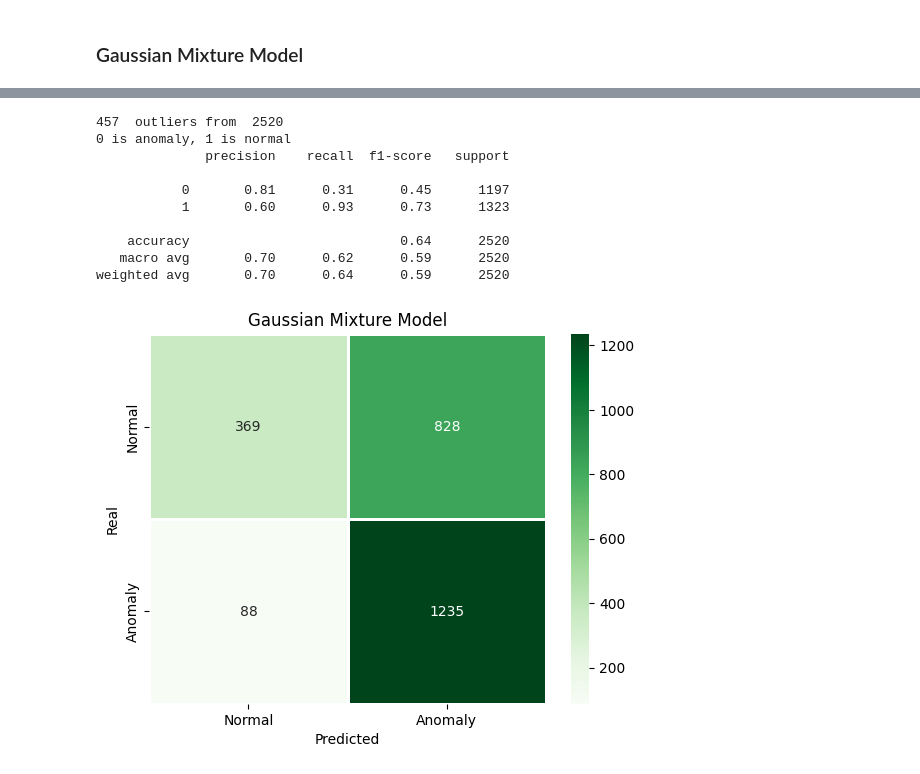
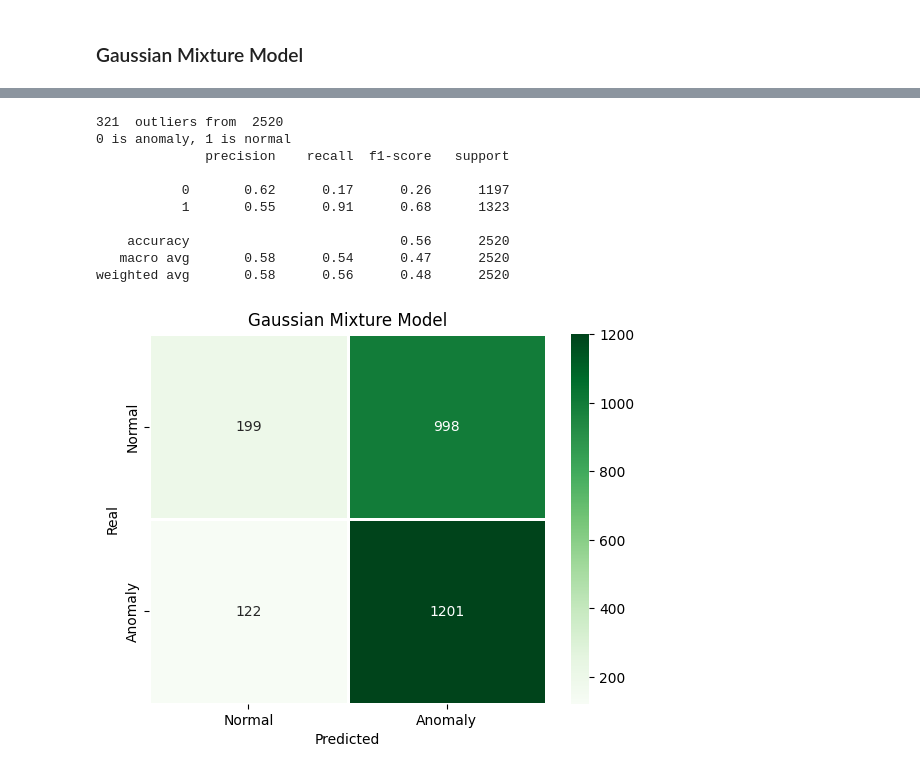
Before and after one commit to phoenixday/ml-algorithms, a Jupyter notebook: network-anomaly-detection.ipynb, the cells around one changed output, grey strips where cells are left out. Saved outputs shown, nothing was run; the diff lists cells and outputs as text; code cells hidden in the pictures.

```diff
--- a/network-anomaly-detection.ipynb
+++ b/network-anomaly-detection.ipynb
@@ -585,23 +616,23 @@ weighted avg       0.68      0.68      0.68      2519
 # %%
 from sklearn.mixture import GaussianMixture
 
-model = GaussianMixture(n_components=1, covariance_type='diag', n_init=1, random_state=42).fit(X_test)
+model = GaussianMixture(n_components=4, covariance_type='diag', n_init=2, random_state=42).fit(X_test)
 scores = model.score_samples(X_test)
-threshold = -15.923777657990243
+threshold = -2.6819169440951574
 predictions = np.array([-1 if score < threshold else 1 for score in scores])
 print_stats(predictions, X_test, y_test, "Gaussian Mixture Model")
 # %% [output]
-457  outliers from  2520
+321  outliers from  2520
 0 is anomaly, 1 is normal
               precision    recall  f1-score   support
 
-           0       0.81      0.31      0.45      1197
-           1       0.60      0.93      0.73      1323
+           0       0.62      0.17      0.26      1197
+           1       0.55      0.91      0.68      1323
 
-    accuracy                           0.64      2520
-   macro avg       0.70      0.62      0.59      2520
-weighted avg       0.70      0.64      0.59      2520
+    accuracy                           0.56      2520
+   macro avg       0.58      0.54      0.47      2520
+weighted avg       0.58      0.56      0.48      2520
-[figure, old version]
+[figure, new version]
 # %% [markdown]
 ## Autoencoder
 https://towardsdatascience.com/applied-deep-learning-part-3-autoencoders-1c083af4d798
```
Also changed, not shown: parts of 15 cells of this notebook.
